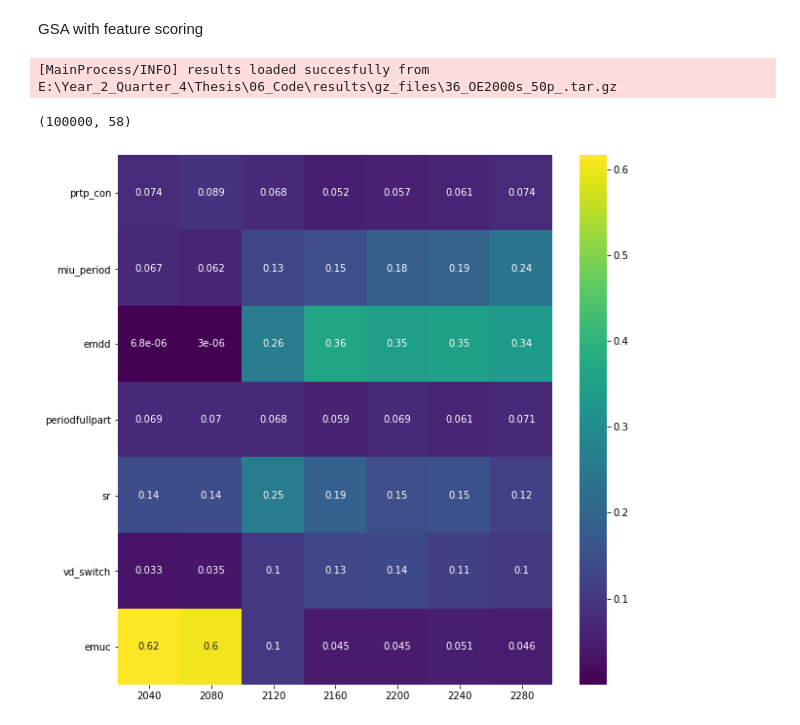
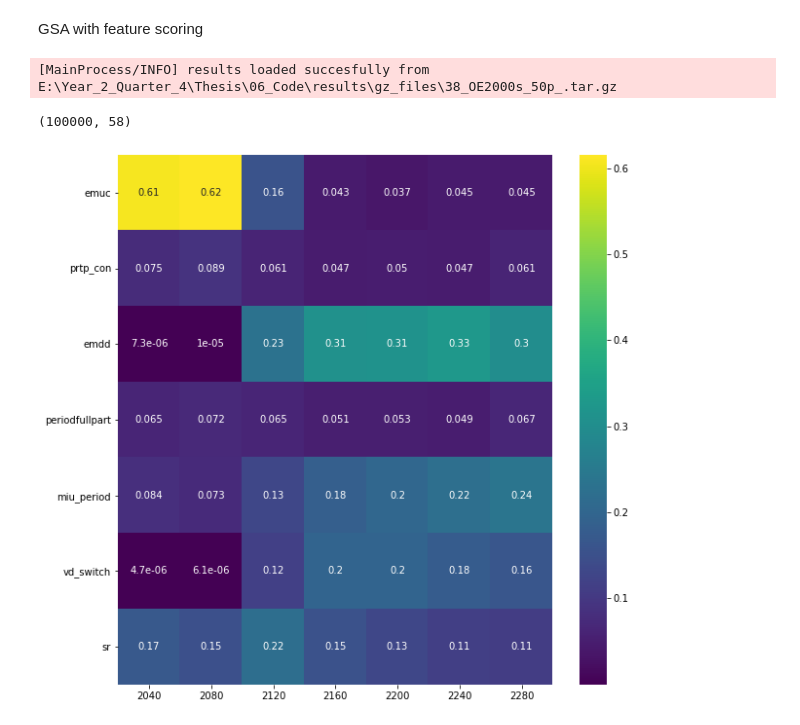
Before and after one commit to shkulk/noDICE, a Jupyter notebook: OpenExp_Featurescores.ipynb, the cells around one changed output. Saved outputs shown, nothing was run; the diff lists cells and outputs as text; code cells hidden in the pictures.

Commit message:
final changes and trials as of thesis turn in

```diff
--- a/OpenExp_Featurescores.ipynb
+++ b/OpenExp_Featurescores.ipynb
@@ -17,9 +17,9 @@ ema_logging.log_to_stderr(level=ema_logging.INFO)
 import os
 from dest_directories import gz_path, fig_path
 # %%
-results = load_results(os.path.join(gz_path,'36_OE2000s_50p_.tar.gz'))
+results = load_results(os.path.join(gz_path,'38_OE2000s_50p_.tar.gz'))
 # %% [output]
-[MainProcess/INFO] results loaded succesfully from E:\Year_2_Quarter_4\Thesis\06_Code\results\gz_files\36_OE2000s_50p_.tar.gz
+[MainProcess/INFO] results loaded succesfully from E:\Year_2_Quarter_4\Thesis\06_Code\results\gz_files\38_OE2000s_50p_.tar.gz
 # %%
 experiments, outcomes = results
 # %%
@@ -41,34 +41,34 @@ outcomes['Welfare'].shape
 # %%
 n_scenarios = 2000
 n_policies = 50
-run = '36_OE'
+run = '38_OE'
 # %%
 #  Welfare
 from ema_workbench.analysis import feature_scoring
 
 y = outcomes['Welfare']
 all_scores = []
 
 # we only want to show those uncertainties that are in the top 5
 # most sensitive parameters at any time step
 top_5 = set()
 for i in range(2, y.shape[1], 8):
     data = y[:, i]
     scores = get_ex_feature_scores(experiments, data,
                                    mode=RuleInductionType.REGRESSION)[0]
     # add the top five for this time step to the set of top5s
     top_5 |= set(scores.nlargest(5, 1).index.values)
     scores = scores.rename(columns={1:outcomes['TIME'][0, i]})
     all_scores.append(scores)
 
 all_scores = pd.concat(all_scores, axis=1, sort=False)
 all_scores = all_scores.loc[top_5, :]
 
 fig, ax = plt.subplots()
 sns.heatmap(all_scores, ax=ax, cmap='viridis', annot=True)
 fig.set_size_inches(10,10)
 plt.show()
-take = 3
-fig.savefig(os.path.join(fig_path,str(run) + '_Feature_scores_Wel' + str(n_scenarios) + 's_' + str(n_policies) + 'p_take_' + str(take) + '.png'))
+# take = 3
+fig.savefig(os.path.join(fig_path,str(run) + '_Feature_scores_Wel' + '.png'))
 # %% [output]
-[figure, old version]
+[figure, new version]
```
Also changed, not shown: parts of 12 cells of this notebook, 9 other files.
